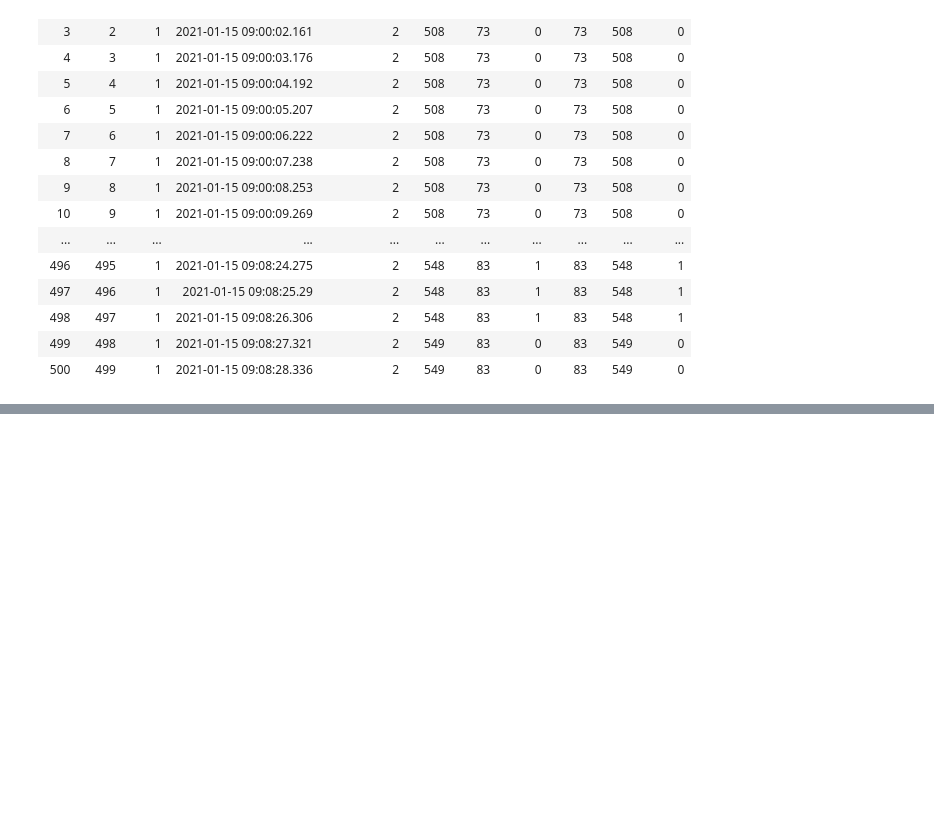
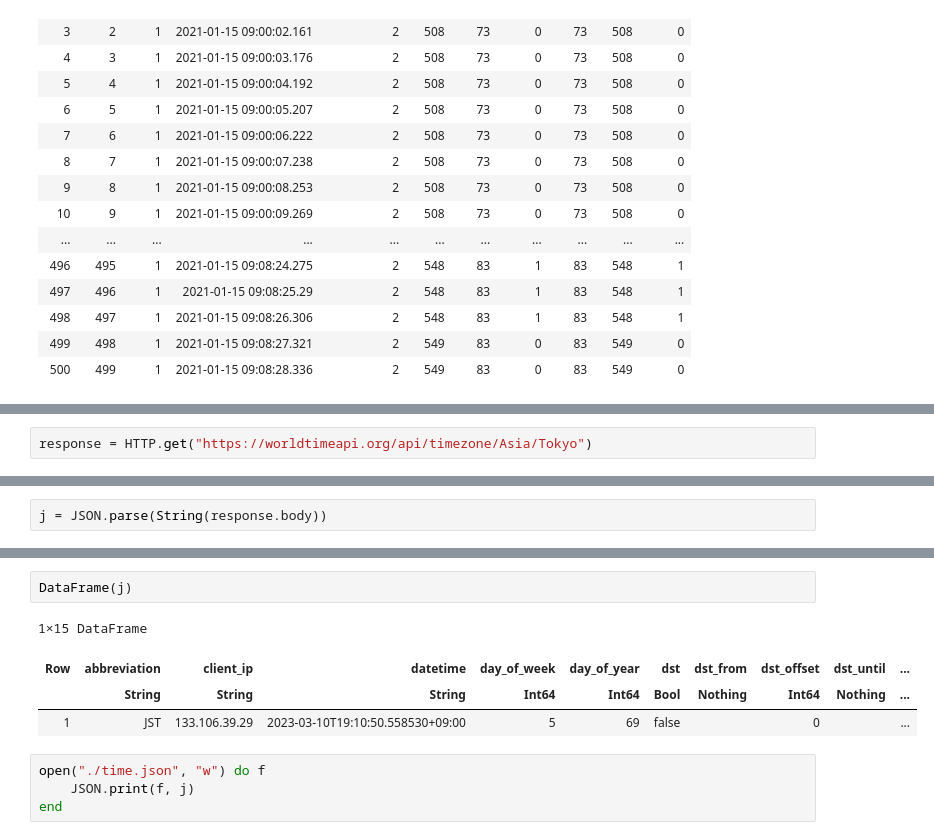
Before and after one commit to ktman-ktman/100knock-process-visualization, a Jupyter notebook: notebook/julia/chapter8.ipynb, the cells around one changed output, grey strips where cells are left out. Drawn from its saved outputs; the diff is of its cells as text; blank space fills up the shorter version.

```diff
--- a/notebook/julia/chapter8.ipynb
+++ b/notebook/julia/chapter8.ipynb
@@ -58,0 +156,2 @@ df = CSV.read(ifn, DataFrame; limit=500)
+# %%
+response = HTTP.get("https://worldtimeapi.org/api/timezone/Asia/Tokyo")
@@ -58,0 +176,2 @@ df = CSV.read(ifn, DataFrame; limit=500)
+# %%
+j = JSON.parse(String(response.body))
@@ -58,0 +195,11 @@ df = CSV.read(ifn, DataFrame; limit=500)
+# %%
+DataFrame(j)
+# %% [output]
+1×15 DataFrame
+| Row | abbreviation | client_ip | datetime | day_of_week | day_of_year | dst | dst_from | dst_offset | dst_until | ... |
+|  | String | String | String | Int64 | Int64 | Bool | Nothing | Int64 | Nothing | ... |
+| 1 | JST | 133.106.39.29 | 2023-03-10T19:10:50.558530+09:00 | 5 | 69 | false |  | 0 |  | ... |
+# %%
+open("./time.json", "w") do f
+    JSON.print(f, j)
+end
```
Also changed, not shown: parts of 24 cells of this notebook, 3 other files.
